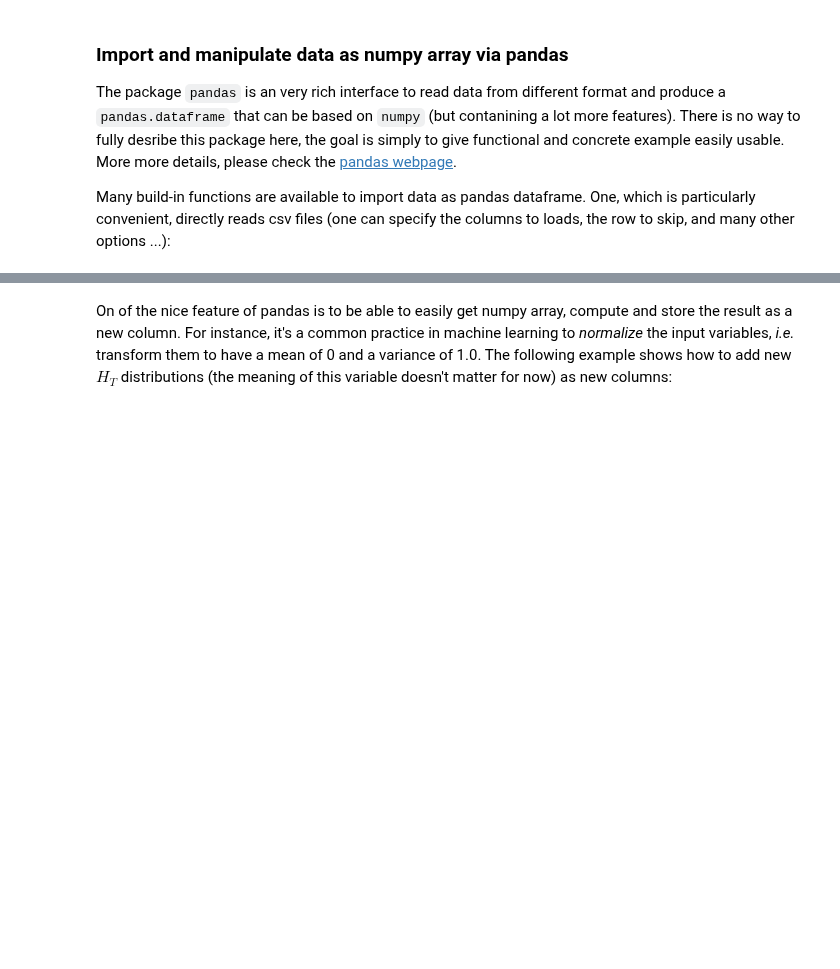
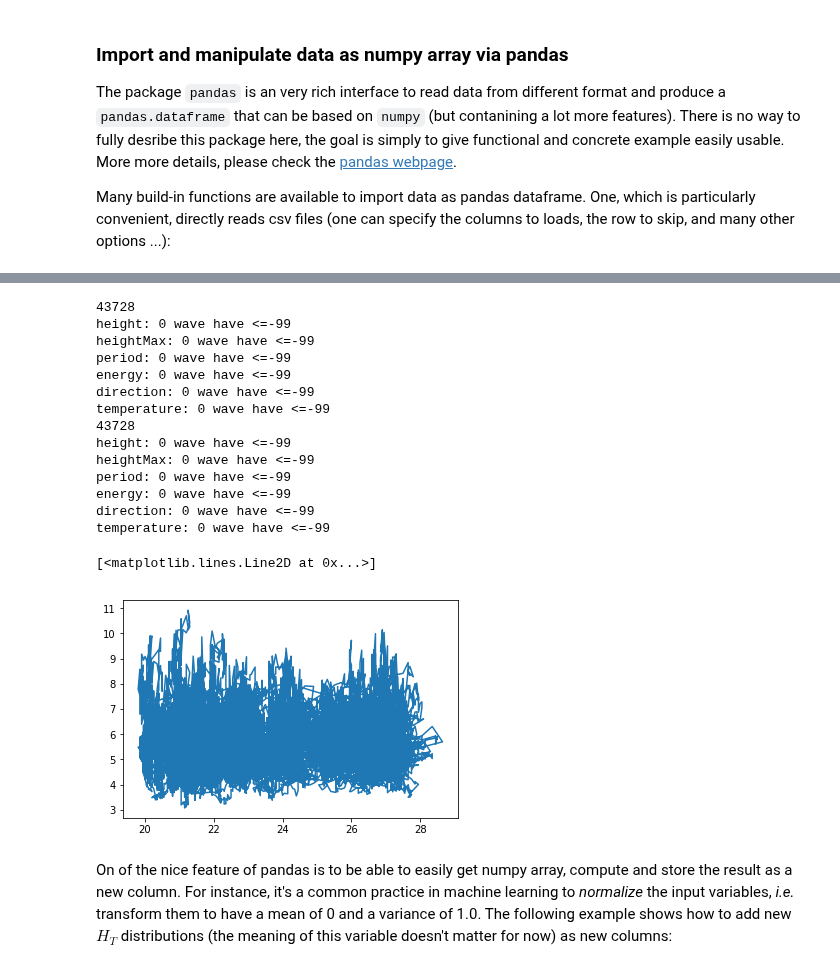
Before and after one commit to rmadar/lecture-python, a Jupyter notebook: lectures/2-NumpyIntroduction.ipynb, the cells around one changed output, grey strips where cells are left out. Saved outputs shown, nothing was run; the diff lists cells and outputs as text; code cells hidden in the pictures; blank space fills up the shorter version.

```diff
--- a/lectures/2-NumpyIntroduction.ipynb
+++ b/lectures/2-NumpyIntroduction.ipynb
@@ -501,7 +505,6 @@ The package `pandas` is an very rich interface to read data from different forma
 Many build-in functions are available to import data as pandas dataframe. One, which is particularly convenient, directly reads csv files (one can specify the columns to loads, the row to skip, and many other options ...):
 # %%
 import pandas as pd
-cols_to_keep = ['HT', 'nlep', 'njet', 'pt_1st_bjet']
-df = pd.read_csv('ttW.csv', usecols=cols_to_keep)
-print(df.head())
+df = pd.read_csv('../data/WaveData.csv')
+df.head()
 # %% [output]
@@ -513,0 +517,14 @@ print(df.head())
+# %%
+# Rename columns names using df.rename() function
+old_new_cols = {
+    'Date/Time': 'date',
+    'Hs': 'height',
+    'Hmax': 'heightMax',
+    'Tz': 'period',
+    'Tp': 'energy',
+    'Peak Direction': 'direction',
+    'SST': 'temperature'
+}
+
+df.rename(columns=old_new_cols, inplace=True)
+df.head()
@@ -514,3 +538,36 @@ print(df.head())
+# %%
+# Check which wave has -99 values for every variables
+print(len(df))
+for c in ['height', 'heightMax', 'period', 'energy', 'direction', 'temperature']:
+    n = np.count_nonzero(df[c]<=-99)
+    print('{}: {} wave have <=-99'.format(c, n))
+
+# Simply take value above -99
+df = df[df>-99]
+print(len(df))
+
+for c in ['height', 'heightMax', 'period', 'energy', 'direction', 'temperature']:
+    n = np.count_nonzero(df[c]<=-99)
+    print('{}: {} wave have <=-99'.format(c, n))
+
+plt.plot(df['temperature'], df['period'])
+# %% [output]
+43728
+height: 0 wave have <=-99
+heightMax: 0 wave have <=-99
+period: 0 wave have <=-99
+energy: 0 wave have <=-99
+direction: 0 wave have <=-99
+temperature: 0 wave have <=-99
+43728
+height: 0 wave have <=-99
+heightMax: 0 wave have <=-99
+period: 0 wave have <=-99
+energy: 0 wave have <=-99
+direction: 0 wave have <=-99
+temperature: 0 wave have <=-99
+[<matplotlib.lines.Line2D at 0x...>]
+[figure, added]
 # %% [markdown]
 On of the nice feature of pandas is to be able to easily get numpy array, compute and store the result as a new column. For instance, it's a common practice in machine learning to *normalize* the input variables, *i.e.* transform them to have a mean of 0 and a variance of 1.0. The following example shows how to add new $H_T$ distributions (the meaning of this variable doesn't matter for now) as new columns:
 # %%
```
Also changed, not shown: parts of 23 cells of this notebook, 2 other files.
